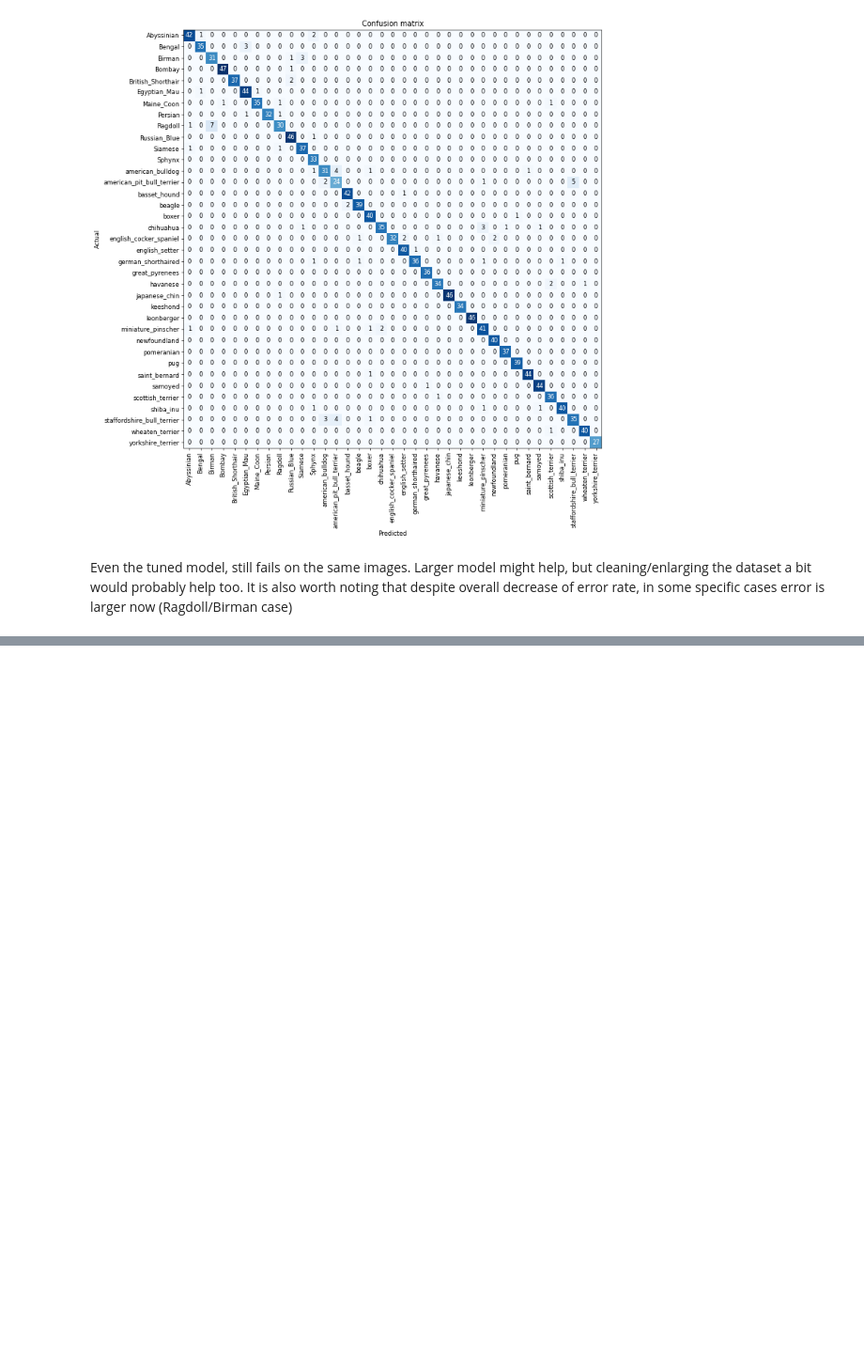
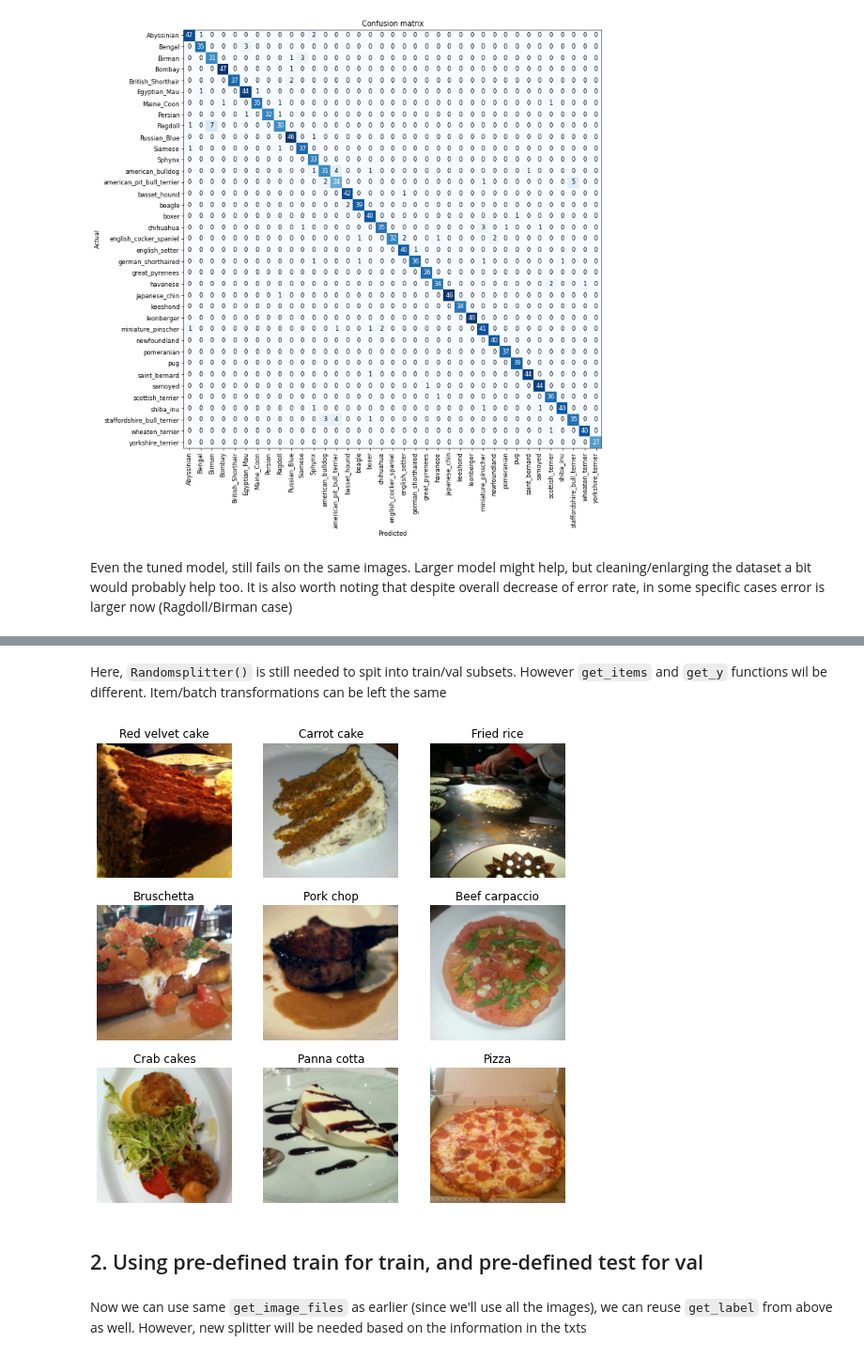
Before and after one commit to JanSobus/computer-vision, a Jupyter notebook: Basic Image Classification.ipynb, the cells around one changed output, grey strips where cells are left out. Shown at 94% size. Cells and saved outputs as stored; diff of their text form; code cells hidden in the pictures; blank space fills up the shorter version.

Commit message:
Foods done 3 ways

```diff
--- a/Basic Image Classification.ipynb
+++ b/Basic Image Classification.ipynb
@@ -199,0 +305,27 @@ Even the tuned model, still fails on the same images. Larger model might help, b
+# %% [markdown]
+Here, `Randomsplitter()` is still needed to spit into train/val subsets. However `get_items` and `get_y` functions wil be different. Item/batch transformations can be left the same
+# %%
+def get_files1(path):
+    with open(str(data_path2/'train.txt'),'r') as f:
+        train_paths = f.read().split('\n')[:-1]
+    return L([path /'images'/ (p+'.jpg') for p in train_paths])
+# %%
+def get_label(f):
+    return labels_dict[str(f).split('/')[-2]]
+# %%
+foods1 = DataBlock(blocks=(ImageBlock, CategoryBlock),
+                 get_items=get_files1,
+                 splitter=RandomSplitter(valid_pct=0.25),
+                 get_y=get_label,
+                 item_tfms=item_tfms,
+                 batch_tfms=batch_tfms)
+# %%
+dataloaders3 = foods1.dataloaders(data_path2, bs=batch_size)
+# %%
+dataloaders3.show_batch()
+# %% [output]
+[figure, added]
+# %% [markdown]
+## 2. Using pre-defined train for train, and pre-defined test for val
+# %% [markdown]
+Now we can use same `get_image_files` as earlier (since we'll use all the images), we can reuse `get_label` from above as well. However, new splitter will be needed based on the information in the txts
```
Also changed, not shown: parts of 33 cells of this notebook.
